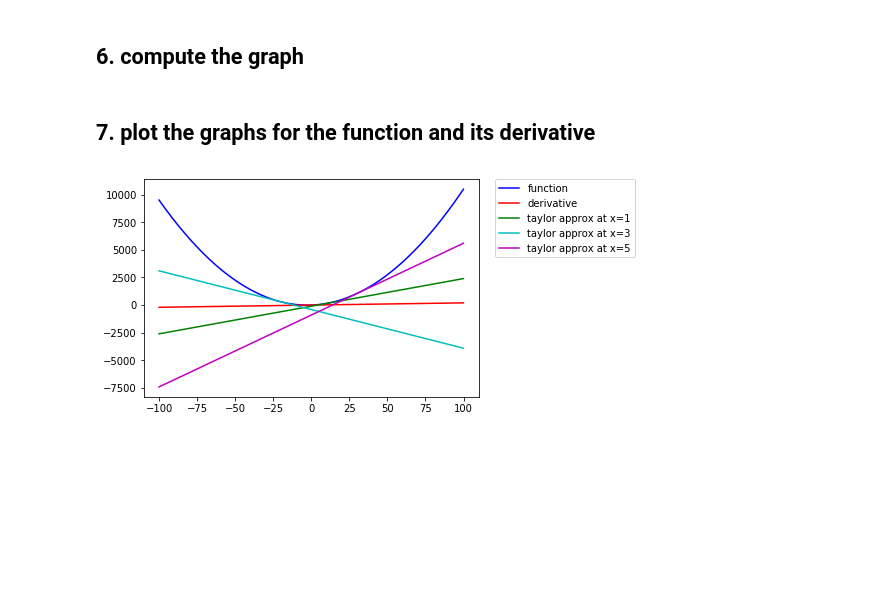
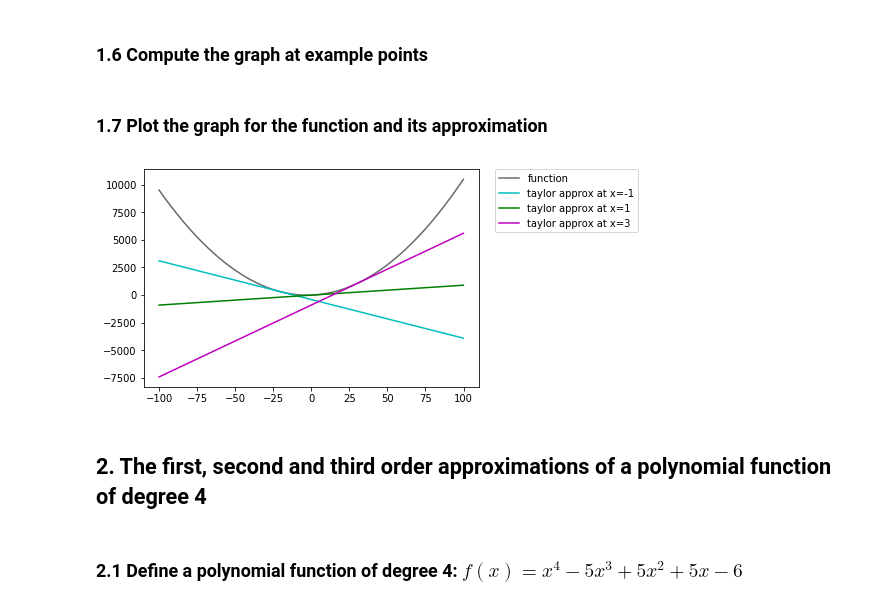
Before and after one commit to dahyedahye/Mathematical-Foundation-for-Computer-Vision-and-Machine-Learning, a Jupyter notebook: MFVCML_Assignment02.ipynb, the cells around one changed output. Cells and saved outputs as stored; diff of their text form; code cells hidden in the pictures; blank space fills up the shorter version.

```diff
--- a/MFVCML_Assignment02.ipynb
+++ b/MFVCML_Assignment02.ipynb
@@ -13,5 +18,5 @@ import matplotlib.pyplot as plt
 # %%
-def myFunction(x):
-    f = x**2+5*x+2
-    return f
+def myDeTwoFunction(x):
+    Tf = x**2+5*x+2
+    return Tf
 # %% [markdown]
@@ -25,5 +30,5 @@ def myDerivativeFunction(x):
 # %%
-def myTaylorAppox(z):
-    Ta = myFunction(z) + myDerivativeFunction(z)*(x-z)
-    return Ta
+def firstTaylor(z):
+    Ft = myDeTwoFunction(z) + myDerivativeFunction(z)*(x-z)
+    return Ft
 # %% [markdown]
@@ -31,4 +36,4 @@ def myTaylorAppox(z):
 # %%
 x = np.arange(-100, 100, 0.1)
 # %% [markdown]
-## 6. compute the graph
+### 1.6 Compute the graph at example points
@@ -41,13 +40,25 @@ Ta3 = myTaylorAppox(30)
+# %%
+z1 = -20
+z2 = 2
+z3 = 30
+Tf = myDeTwoFunction(x)
+Df = myDerivativeFunction(x)
+Ft1 = myTaylorAppox(z1)
+Ft2 = myTaylorAppox(z2)
+Ft3 = myTaylorAppox(z3)
 # %% [markdown]
-## 7. plot the graphs for the function and its derivative
+### 1.7 Plot the graph for the function and its approximation
 # %%
 plt.figure(1)
-plt.plot(x, f, 'b', label="function")
-plt.plot(x, Df, 'r', label="derivative")
-plt.plot(x, Ta1, 'g', label="taylor approx at x=1")
-plt.plot(x, Ta2, 'c', label="taylor approx at x=3")
-plt.plot(x, Ta3, 'm', label="taylor approx at x=5")
+plt.plot(x, Tf, 'dimgrey', label="function")
+plt.plot(x, Ft1, 'c', label="taylor approx at x=-1")
+plt.plot(x, Ft2, 'g', label="taylor approx at x=1")
+plt.plot(x, Ft3, 'm', label="taylor approx at x=3")
 plt.legend(bbox_to_anchor=(1.05, 1), loc=2, borderaxespad=0.)
 plt.show()
 # %% [output]
-[figure, old version]
+[figure, new version]
+# %% [markdown]
+## 2. The first, second and third order approximations of a polynomial function of degree 4
+# %% [markdown]
+### 2.1 Define a polynomial function of degree 4: $f(x) = x^4 - 5x^3 + 5x^2 + 5x - 6$
```
Also changed, not shown: parts of 29 cells of this notebook.
